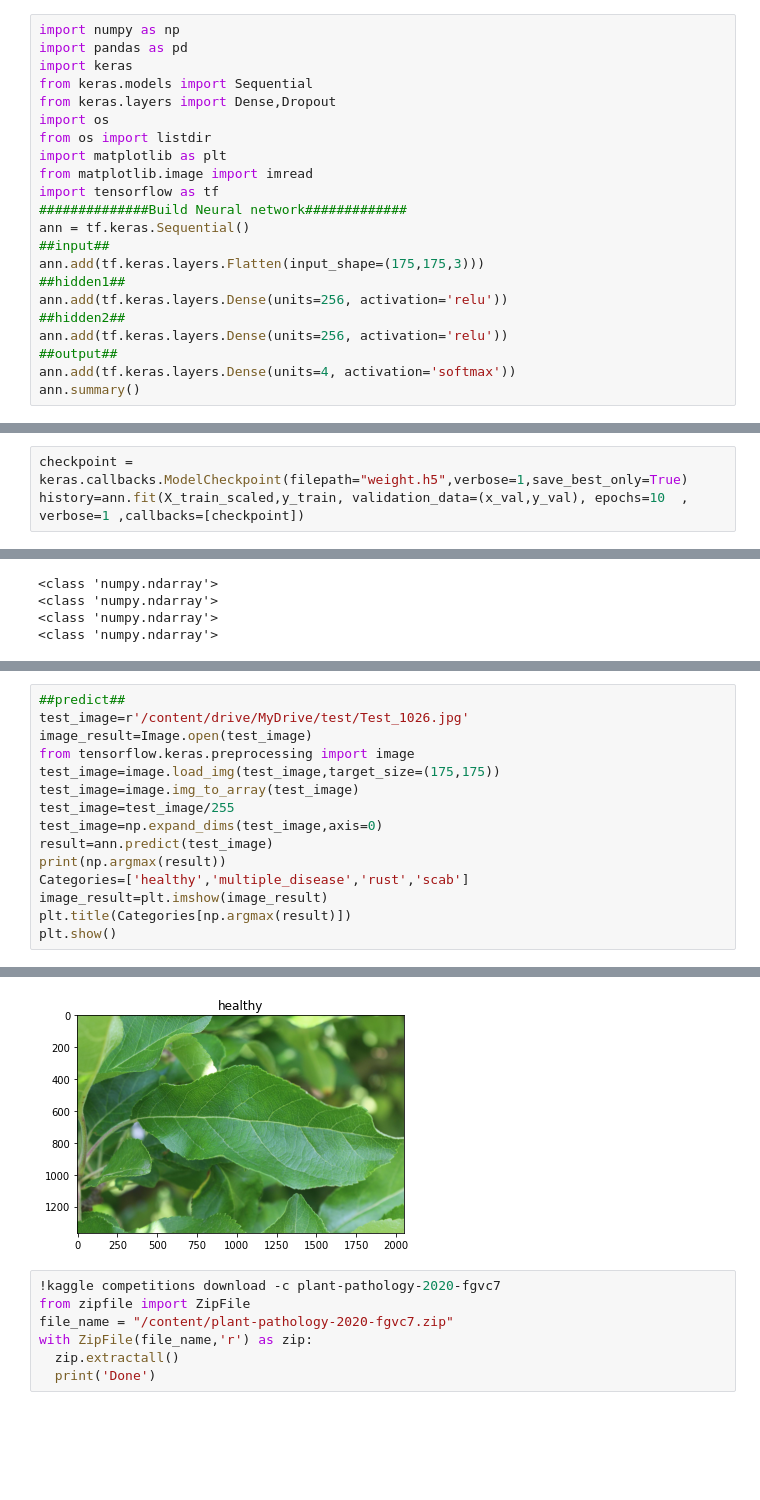
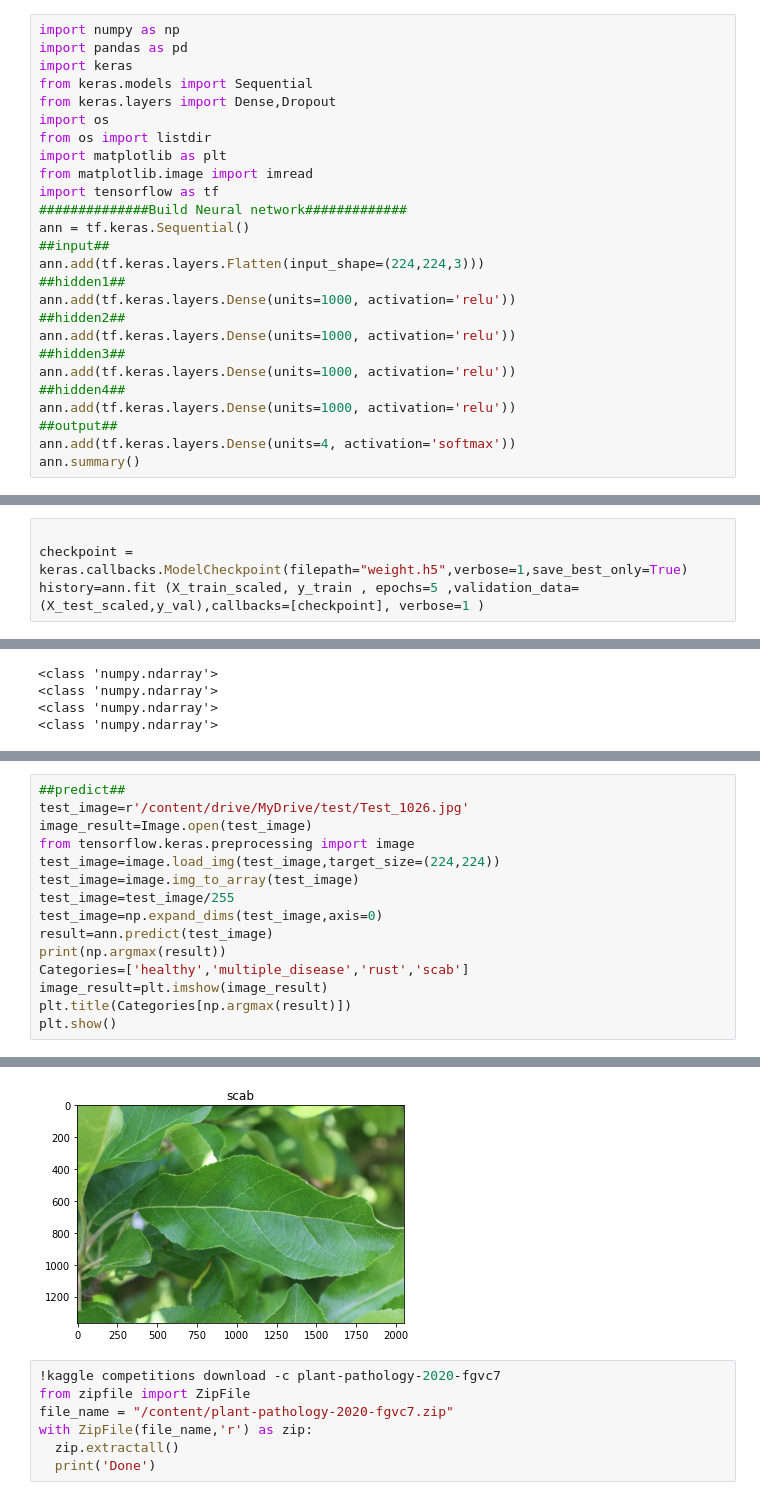
Before and after one commit to AmiraOsamaMohamed/OS2Project, a Jupyter notebook: Finalllllllof_Colab.ipynb, the cells around one changed output, grey strips where cells are left out. Cells and saved outputs as stored; diff of their text form; blank space fills up the shorter version.

```diff
--- a/Finalllllllof_Colab.ipynb
+++ b/Finalllllllof_Colab.ipynb
@@ -193,11 +184,15 @@ import tensorflow as tf
 ##############Build Neural network#############
 ann = tf.keras.Sequential()
 ##input##
-ann.add(tf.keras.layers.Flatten(input_shape=(175,175,3)))
+ann.add(tf.keras.layers.Flatten(input_shape=(224,224,3)))
 ##hidden1##
-ann.add(tf.keras.layers.Dense(units=256, activation='relu'))
+ann.add(tf.keras.layers.Dense(units=1000, activation='relu'))
 ##hidden2##
-ann.add(tf.keras.layers.Dense(units=256, activation='relu'))
+ann.add(tf.keras.layers.Dense(units=1000, activation='relu'))
+##hidden3##
+ann.add(tf.keras.layers.Dense(units=1000, activation='relu'))
+##hidden4##
+ann.add(tf.keras.layers.Dense(units=1000, activation='relu'))
 ##output##
 ann.add(tf.keras.layers.Dense(units=4, activation='softmax'))
 ann.summary()
@@ -223,6 +218,7 @@ _________________________________________________________________
 ##################compiler model#####
 ann.compile(optimizer = 'adam', loss = 'categorical_crossentropy', metrics = ['accuracy'])
 # %%
+
 checkpoint = keras.callbacks.ModelCheckpoint(filepath="weight.h5",verbose=1,save_best_only=True)
-history=ann.fit(X_train_scaled,y_train, validation_data=(x_val,y_val), epochs=10  , verbose=1 ,callbacks=[checkpoint])
+history=ann.fit (X_train_scaled, y_train , epochs=5 ,validation_data=(X_test_scaled,y_val),callbacks=[checkpoint], verbose=1 )
 # %% [output]
@@ -273,7 +291,7 @@ print('Test Accuracy =', acc)
 test_image=r'/content/drive/MyDrive/test/Test_1026.jpg'
 image_result=Image.open(test_image)
 from tensorflow.keras.preprocessing import image
-test_image=image.load_img(test_image,target_size=(175,175))
+test_image=image.load_img(test_image,target_size=(224,224))
 test_image=image.img_to_array(test_image)
 test_image=test_image/255
 test_image=np.expand_dims(test_image,axis=0)
@@ -289,4 +307,4 @@ plt.show()
-[figure, old version]
+[figure, new version]
 # %%
 !kaggle competitions download -c plant-pathology-2020-fgvc7
 from zipfile import ZipFile
```
Also changed, not shown: parts of 11 cells of this notebook.
